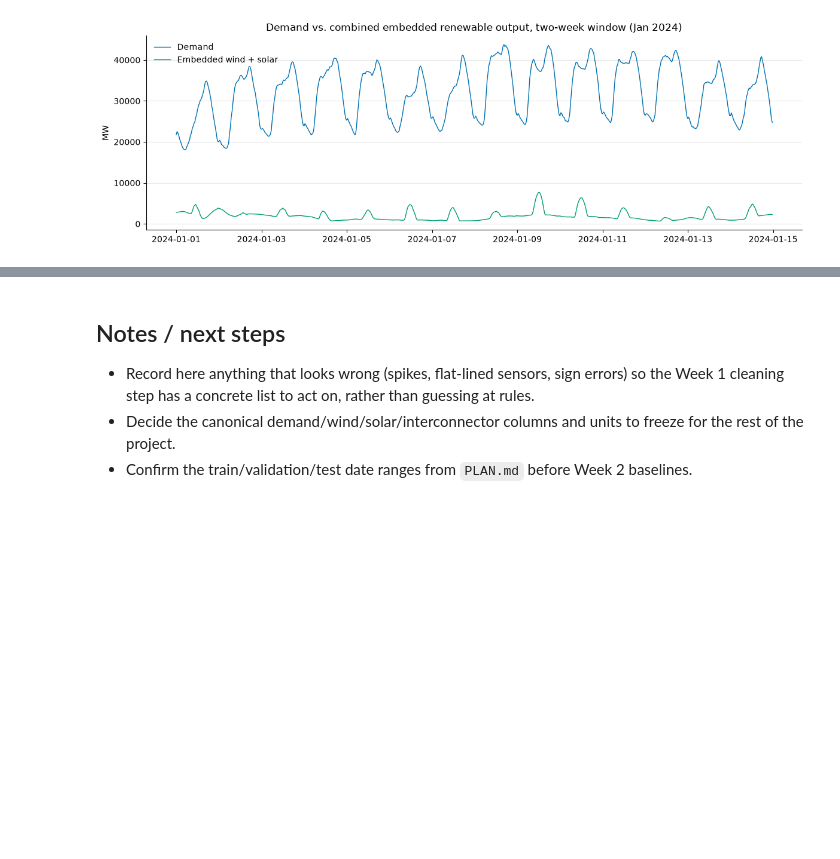
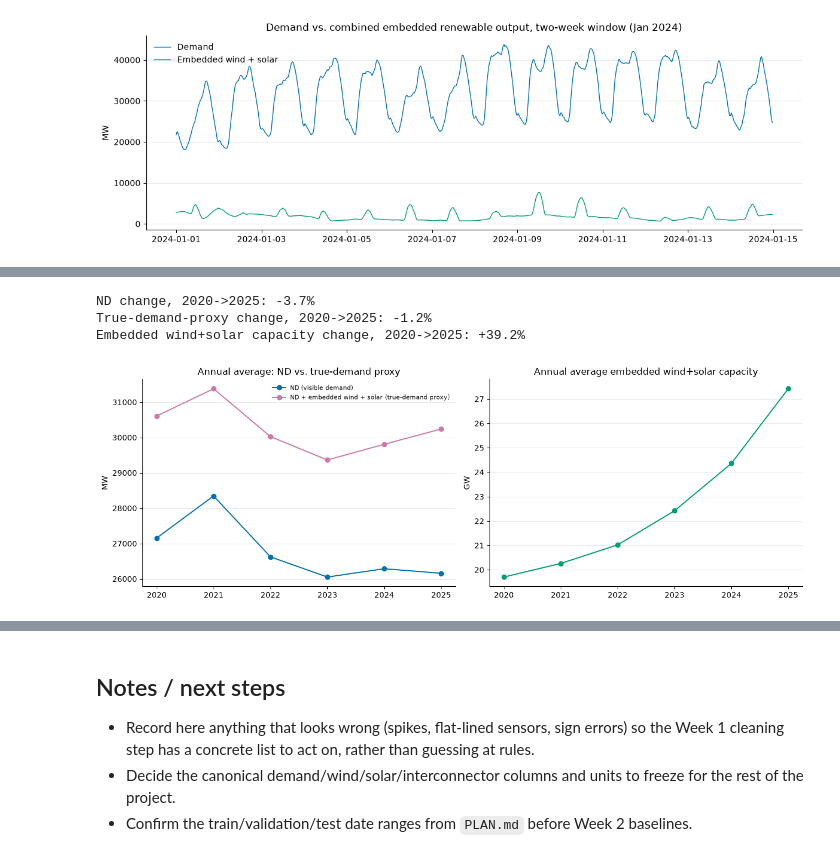
Before and after one commit to sid-lpcd/energy_demand_forecast, a Jupyter notebook: notebooks/01_explore_raw_data.ipynb, the cells around one changed output, grey strips where cells are left out. Saved outputs shown, nothing was run; the diff lists cells and outputs as text; code cells hidden in the pictures; blank space fills up the shorter version.

```diff
--- a/notebooks/01_explore_raw_data.ipynb
+++ b/notebooks/01_explore_raw_data.ipynb
@@ -269,0 +274,38 @@ fig.tight_layout()
+# %%
+true_demand_proxy = df["ND"] + df["EMBEDDED_WIND_GENERATION"] + df["EMBEDDED_SOLAR_GENERATION"]
+embedded_capacity = df["EMBEDDED_WIND_CAPACITY"] + df["EMBEDDED_SOLAR_CAPACITY"]
+
+annual_nd = df["ND"].groupby(df.index.year).mean()
+annual_true = true_demand_proxy.groupby(df.index.year).mean()
+annual_capacity = embedded_capacity.groupby(df.index.year).mean()
+
+nd_change = (annual_nd[2025] / annual_nd[2020] - 1) * 100
+true_change = (annual_true[2025] / annual_true[2020] - 1) * 100
+capacity_change = (annual_capacity[2025] / annual_capacity[2020] - 1) * 100
+print(f"ND change, 2020->2025: {nd_change:+.1f}%")
+print(f"True-demand-proxy change, 2020->2025: {true_change:+.1f}%")
+print(f"Embedded wind+solar capacity change, 2020->2025: {capacity_change:+.1f}%")
+# %% [output]
+ND change, 2020->2025: -3.7%
+True-demand-proxy change, 2020->2025: -1.2%
+Embedded wind+solar capacity change, 2020->2025: +39.2%
+# %%
+fig, axes = plt.subplots(1, 2, figsize=(13, 4.5))
+
+axes[0].plot(annual_nd.index, annual_nd.values, color=PALETTE["demand"], marker="o", label="ND (visible demand)")
+axes[0].plot(annual_true.index, annual_true.values, color="#CC79A7",
+             marker="o", label="ND + embedded wind + solar (true-demand proxy)")
+axes[0].set_title("Annual average: ND vs. true-demand proxy")
+axes[0].set_ylabel("MW")
+axes[0].legend(frameon=False, fontsize=8)
+
+axes[1].plot(annual_capacity.index, annual_capacity.values / 1000, color=PALETTE["wind"], marker="o")
+axes[1].set_title("Annual average embedded wind+solar capacity")
+axes[1].set_ylabel("GW")
+
+for ax in axes:
+    ax.spines[["top", "right"]].set_visible(False)
+    ax.grid(axis="y", alpha=0.3)
+fig.tight_layout()
+# %% [output]
+[figure, added]
```
Also changed, not shown: parts of 6 cells of this notebook, 4 other files.
